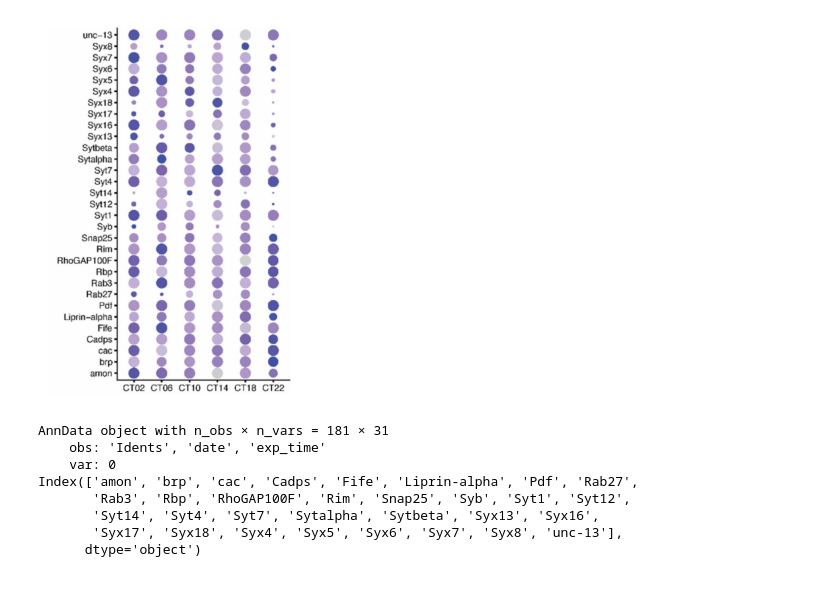
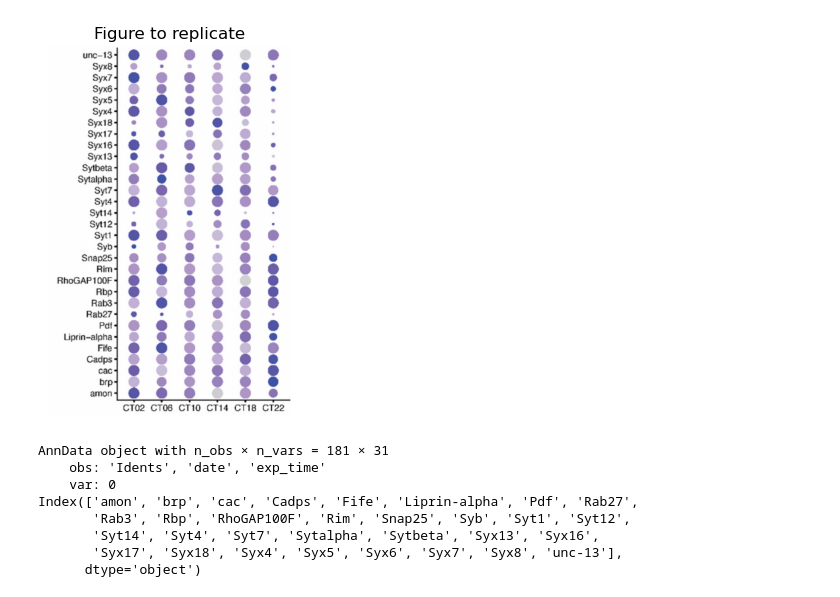
Before and after one commit to gonzagrau/circadian-drosophilia-viewer, a Jupyter notebook: test_scanpy_wegener.ipynb, the cells around one changed output. Cells and saved outputs as stored; diff of their text form; code cells hidden in the pictures.

```diff
--- a/test_scanpy_wegener.ipynb
+++ b/test_scanpy_wegener.ipynb
@@ -8,10 +8,11 @@ from dataset_handler import df_to_anndata
 # %%
 obj_img = mpimg.imread('wegener.png')
 plt.imshow(obj_img)
 plt.axis('off')
+plt.title('Figure to replicate')
 plt.show()
 # %% [output]
-[figure, old version]
+[figure, new version]
 # %%
 LNv_df = pd.read_csv('data_subsets/LNv_DD.csv', index_col=0)
 LNv_ad = df_to_anndata(LNv_df)
```
Also changed, not shown: 1 other file.
